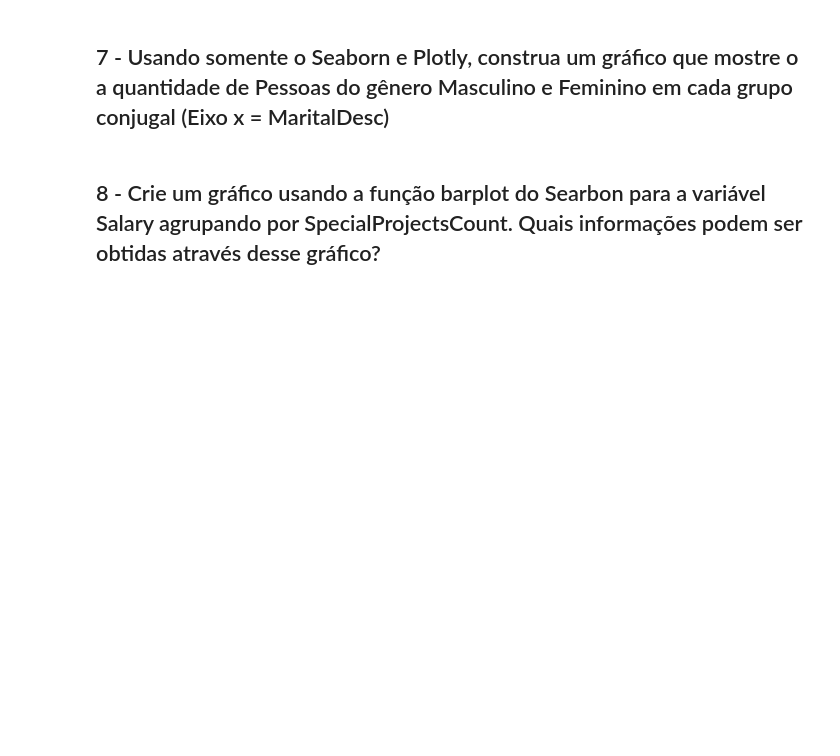
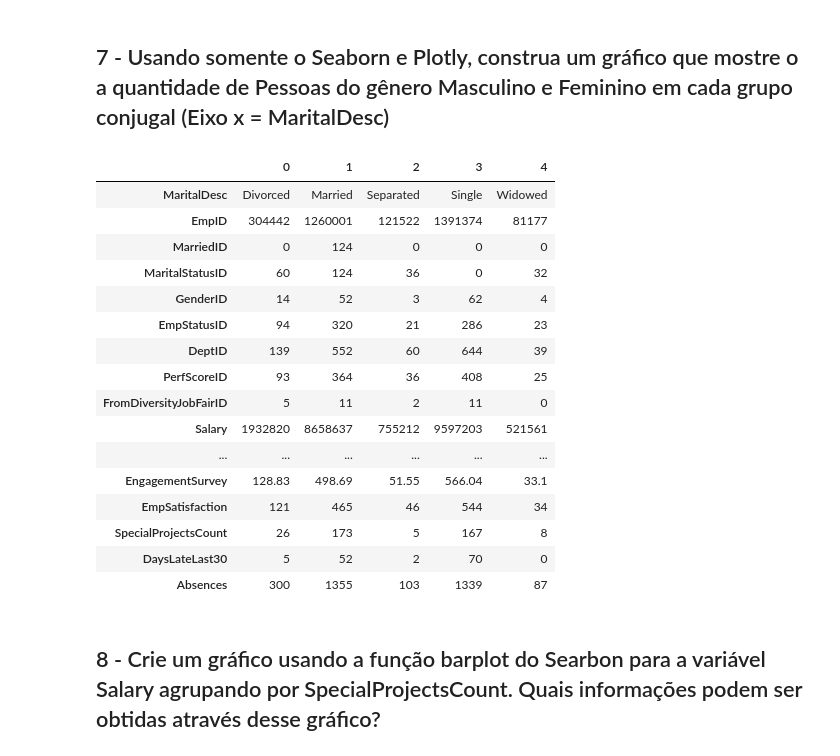
Before and after one commit to valdirdpg/curso-dnc, a Jupyter notebook: Bibliotecas_Python_V2_Numpy,_Pandas_e_Matplot_[Valdir].ipynb, the cells around one changed output. Drawn from its saved outputs; the diff is of its cells as text; code cells hidden in the pictures; blank space fills up the shorter version.

```diff
--- a/Bibliotecas_Python_V2_Numpy,_Pandas_e_Matplot_[Valdir].ipynb
+++ b/Bibliotecas_Python_V2_Numpy,_Pandas_e_Matplot_[Valdir].ipynb
@@ -131,6 +205,27 @@ fig.show()
 ## 6 - Utilizando o dataframe da questão anterior, sabendo que o salário nos EUA é um valor anual, calcule o quanto cada colaborador deveria ter juntado se estivesse trabalhando até final de 2022. Considere um imposto anual de 5%, qual seria o valor final?
 # %% [markdown]
 ## 7 - Usando somente o Seaborn e Plotly, construa um gráfico que mostre o a quantidade de Pessoas do gênero Masculino e Feminino em cada grupo conjugal (Eixo x = MaritalDesc)
+# %%
+marital = hrd.groupby(['MaritalDesc']).sum('Sex').reset_index()
+marital.T
+# %% [output]
+|  | 0 | 1 | 2 | 3 | 4 |
+| MaritalDesc | Divorced | Married | Separated | Single | Widowed |
+| EmpID | 304442 | 1260001 | 121522 | 1391374 | 81177 |
+| MarriedID | 0 | 124 | 0 | 0 | 0 |
+| MaritalStatusID | 60 | 124 | 36 | 0 | 32 |
+| GenderID | 14 | 52 | 3 | 62 | 4 |
+| EmpStatusID | 94 | 320 | 21 | 286 | 23 |
+| DeptID | 139 | 552 | 60 | 644 | 39 |
+| PerfScoreID | 93 | 364 | 36 | 408 | 25 |
+| FromDiversityJobFairID | 5 | 11 | 2 | 11 | 0 |
+| Salary | 1932820 | 8658637 | 755212 | 9597203 | 521561 |
+| ... | ... | ... | ... | ... | ... |
+| EngagementSurvey | 128.83 | 498.69 | 51.55 | 566.04 | 33.1 |
+| EmpSatisfaction | 121 | 465 | 46 | 544 | 34 |
+| SpecialProjectsCount | 26 | 173 | 5 | 167 | 8 |
+| DaysLateLast30 | 5 | 52 | 2 | 70 | 0 |
+| Absences | 300 | 1355 | 103 | 1339 | 87 |
 # %% [markdown]
 ## 8 - Crie um gráfico usando a função barplot do Searbon para a variável Salary agrupando por SpecialProjectsCount. Quais informações podem ser obtidas através desse gráfico?
 # %% [markdown]
```
Also changed, not shown: parts of 8 cells of this notebook.
